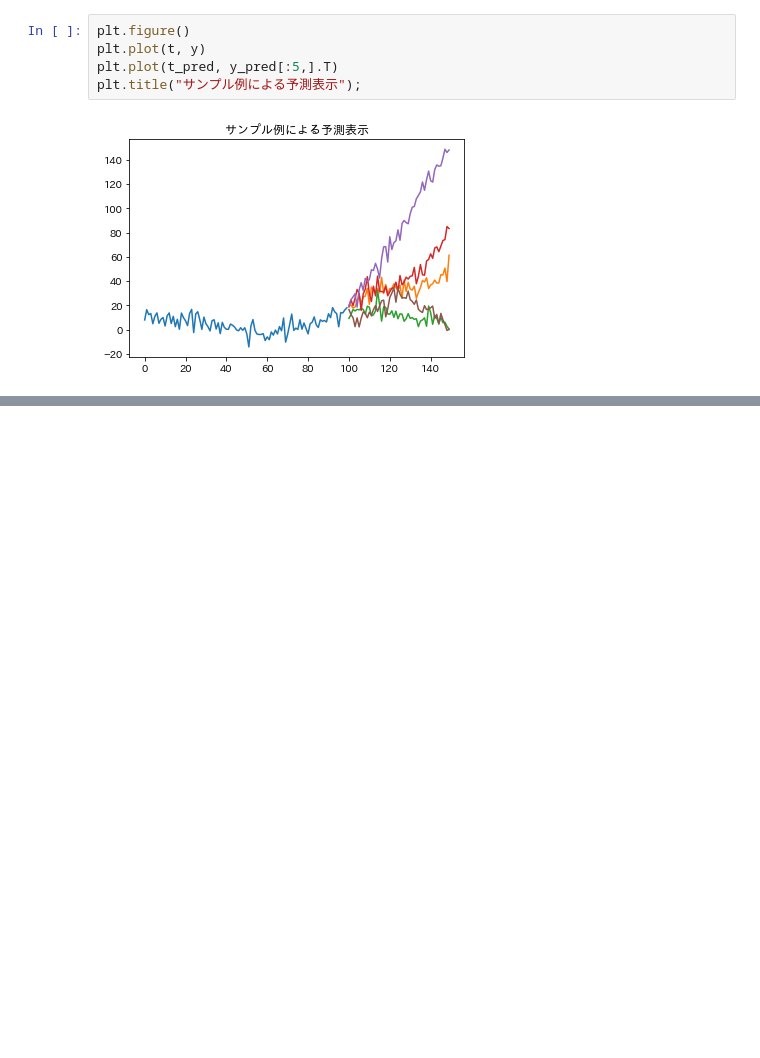
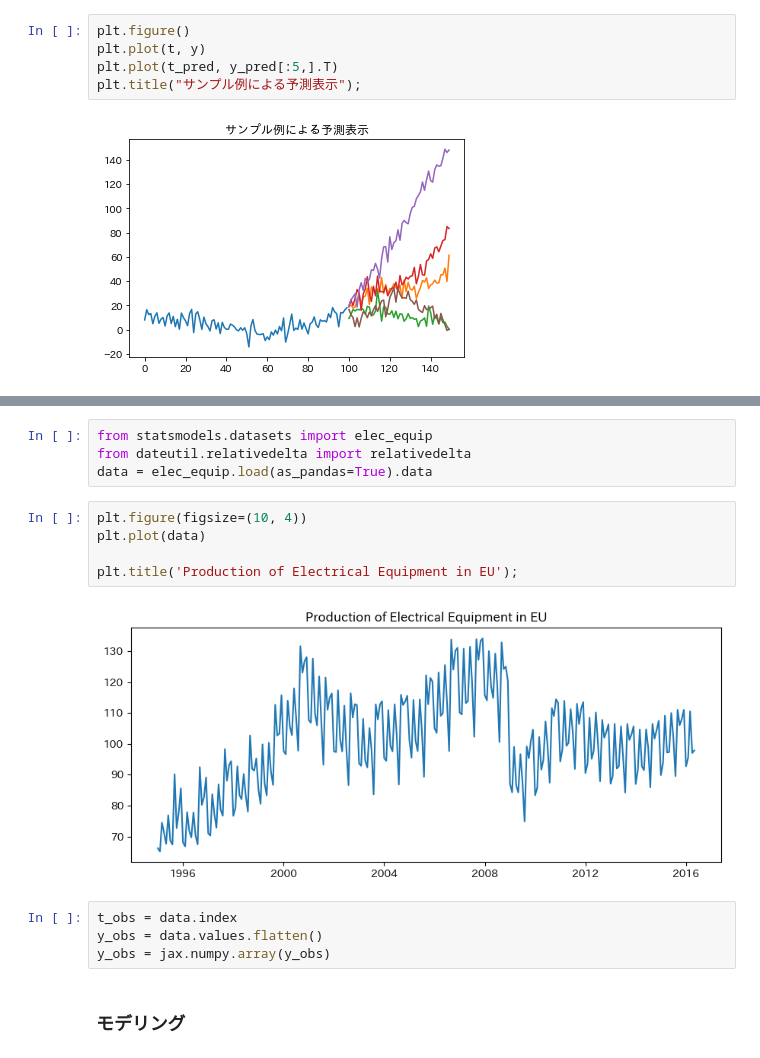
Before and after one commit to gomi-kuzu/practice_bayes_by_py, a Jupyter notebook: Ud_NPR_Ad_Sec7.ipynb, the cells around one changed output, grey strips where cells are left out. Drawn from its saved outputs; the diff is of its cells as text; blank space fills up the shorter version.

```diff
--- a/Ud_NPR_Ad_Sec7.ipynb
+++ b/Ud_NPR_Ad_Sec7.ipynb
@@ -158,0 +162,17 @@ plt.title("サンプル例による予測表示");
+# %%
+from statsmodels.datasets import elec_equip
+from dateutil.relativedelta import relativedelta
+data = elec_equip.load(as_pandas=True).data
+# %%
+plt.figure(figsize=(10, 4))
+plt.plot(data)
+
+plt.title('Production of Electrical Equipment in EU');
+# %% [output]
+[figure, added]
+# %%
+t_obs = data.index
+y_obs = data.values.flatten()
+y_obs = jax.numpy.array(y_obs)
+# %% [markdown]
+### モデリング
```
Also changed, not shown: parts of 24 cells of this notebook.
